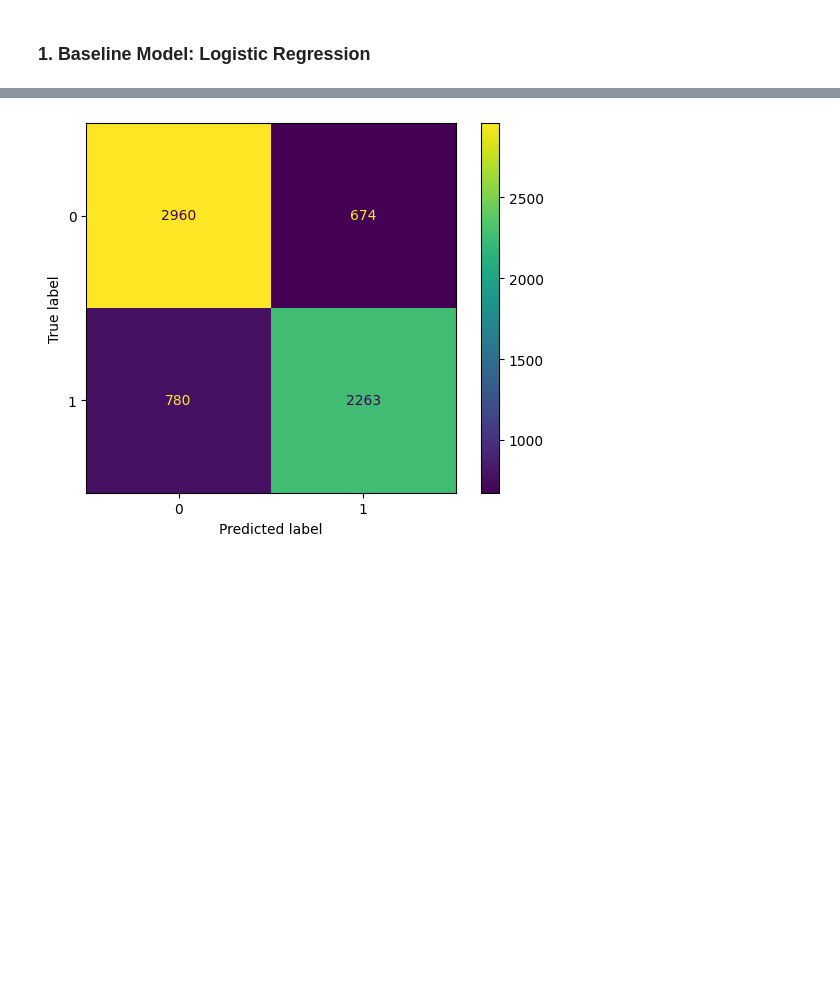
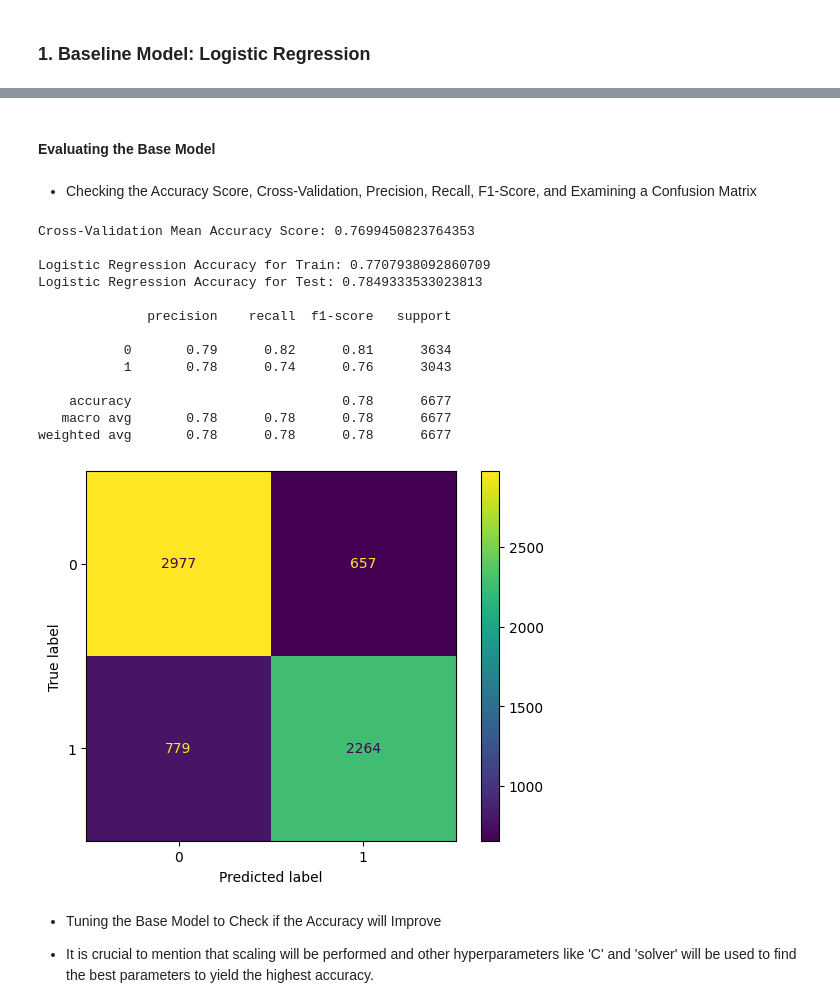
Before and after one commit to MandelaGit/Seasonal_Vaccine_Prediction, a Jupyter notebook: index.ipynb, the cells around one changed output, grey strips where cells are left out. Cells and saved outputs as stored; diff of their text form; code cells hidden in the pictures; blank space fills up the shorter version.

```diff
--- a/index.ipynb
+++ b/index.ipynb
@@ -425,7 +429,7 @@ best_features = SelectKBest(chi2, k=25)
 
 pipeline = Pipeline([
     ('preprocessor', preprocessor),
-    ('best_features', best_features)
+    ('best_features', all_features)
 ])
 # %% [markdown]
 ## Modeling
@@ -434,7 +438,7 @@ pipeline = Pipeline([
 ### 1. Baseline Model: Logistic Regression
 # %%
 #Initialize the logistic regression object
-logistic_reg = LogisticRegression()
+logistic_reg = LogisticRegression(max_iter=1000)
 # %%
 #Create a pipeline that incorporates the logistic regression model
 logistic_pipeline = Pipeline([
@@ -478,14 +471,58 @@ Logistic Regression Accuracy: 0.7822375318256702
-# %%
-#Constructing and interpreting a confusion matrix of the model
-
-#Instantiate the confusion matrix object
-cm = confusion_matrix(y_test, log_reg_predictions)
-
-#Creating a visual of the matrix
-
-plt.style.use('default')
-display = ConfusionMatrixDisplay(confusion_matrix=cm)
-display.plot()
-plt.show()
-# %% [output]
-[figure, removed]
+# %% [markdown]
+#### Evaluating the Base Model
+# %% [markdown]
+- Checking the Accuracy Score, Cross-Validation, Precision, Recall, F1-Score, and Examining a Confusion Matrix
+# %%
+def eval_base_model(pipeline, X_train, y_train, X_test, y_test ):
+    #Cross validation
+    cross_val = cross_val_score(pipeline, X_train, y_train, cv=10)
+    mean_cross_val_score = cross_val.mean()
+    print(f'Cross-Validation Mean Accuracy Score: {mean_cross_val_score}')
+    print()
+
+    #Checking the accuracy scores of the train and test values
+    X_train_predictions = pipeline.predict(X_train)
+    X_test_predictions = pipeline.predict(X_test)
+
+    #checking the accuracy of the train values vs the predicted values
+    accuracy_train = accuracy_score(y_train, X_train_predictions)
+    accuracy_test = accuracy_score(y_test, X_test_predictions)
+
+    #Printing the accuracy scores
+    print(f'Logistic Regression Accuracy for Train: {accuracy_train}')
+    print(f'Logistic Regression Accuracy for Test: {accuracy_test}')
+    print()
+
+    #Checking the Precision, Recall, and F1 score of the base model
+    cr = classification_report(y_test, X_test_predictions)
+    print(cr)
+    print()
+
+    #Instantiate the confusion matrix object
+    cm = confusion_matrix(y_test, X_test_predictions)
+
+    #Creating a visual of the matrix
+    plt.style.use('default')
+    display = ConfusionMatrixDisplay(confusion_matrix=cm)
+    display.plot()
+    plt.show()
+
+eval_base_model(logistic_pipeline, X_train, y_train, X_test, y_test)
+# %% [output]
+Cross-Validation Mean Accuracy Score: 0.7699450823764353
+
+Logistic Regression Accuracy for Train: 0.7707938092860709
+Logistic Regression Accuracy for Test: 0.7849333533023813
+
+              precision    recall  f1-score   support
+
+           0       0.79      0.82      0.81      3634
+           1       0.78      0.74      0.76      3043
+
+    accuracy                           0.78      6677
+   macro avg       0.78      0.78      0.78      6677
+weighted avg       0.78      0.78      0.78      6677
+[figure, added]
+# %% [markdown]
+* Tuning the Base Model to Check if the Accuracy will Improve
+- It is crucial to mention that scaling will be performed and other hyperparameters like 'C' and 'solver' will be used to find the best parameters to yield the highest accuracy.
```
Also changed, not shown: parts of 7 cells of this notebook.
